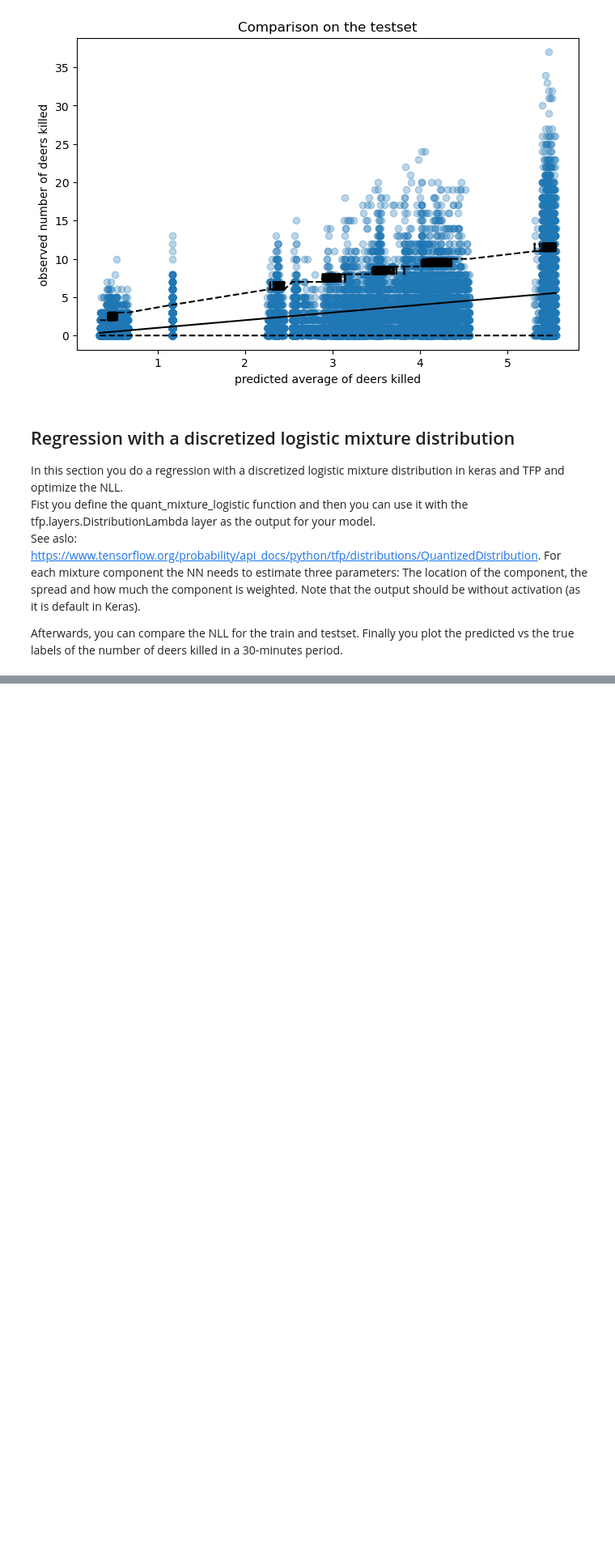
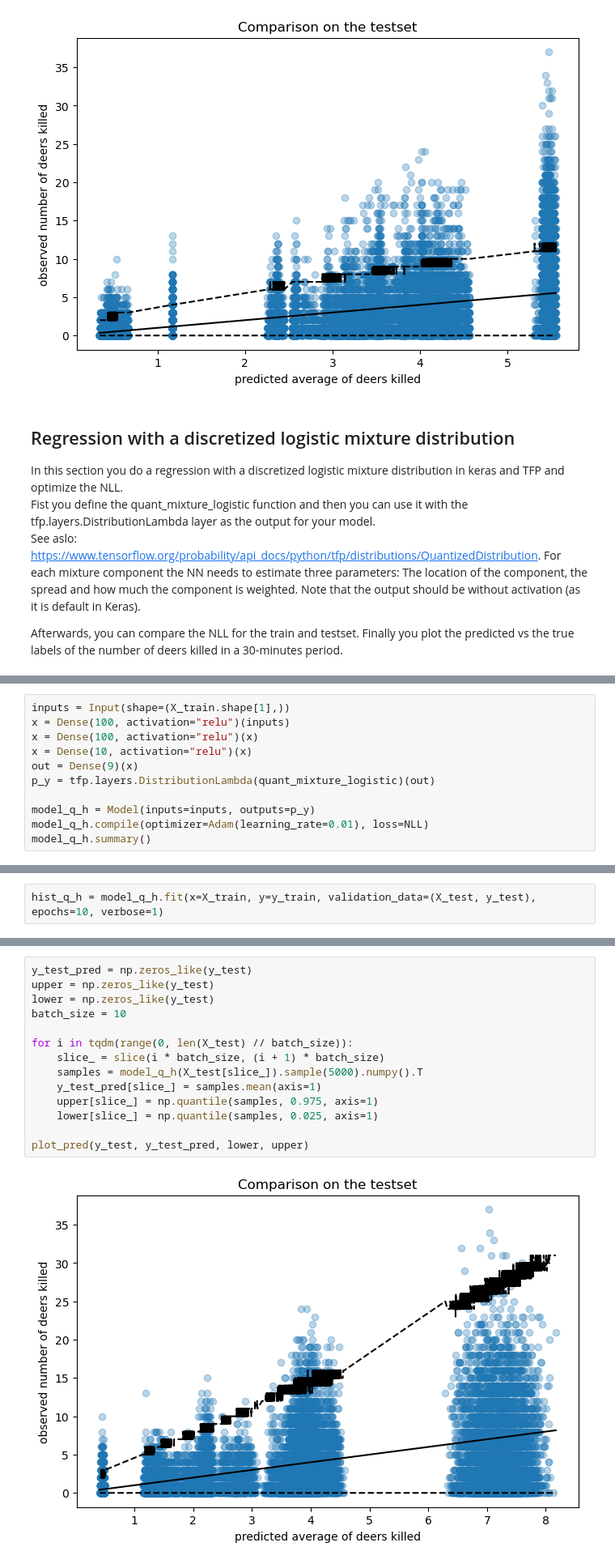
Before and after one commit to Evan1987/algorithm_learn, a Jupyter notebook: probability-deep-learning/Chap06/Chap06_02.ipynb, the cells around one changed output, grey strips where cells are left out. Shown at 81% size. Drawn from its saved outputs; the diff is of its cells as text; blank space fills up the shorter version.

```diff
--- a/probability-deep-learning/Chap06/Chap06_02.ipynb
+++ b/probability-deep-learning/Chap06/Chap06_02.ipynb
@@ -533,0 +625,11 @@ Afterwards, you can compare the NLL for the train and testset. Finally you plot
+# %%
+inputs = Input(shape=(X_train.shape[1],))
+x = Dense(100, activation="relu")(inputs)
+x = Dense(100, activation="relu")(x)
+x = Dense(10, activation="relu")(x)
+out = Dense(9)(x)
+p_y = tfp.layers.DistributionLambda(quant_mixture_logistic)(out)
+
+model_q_h = Model(inputs=inputs, outputs=p_y)
+model_q_h.compile(optimizer=Adam(learning_rate=0.01), loss=NLL)
+model_q_h.summary()
@@ -533,0 +654,2 @@ Afterwards, you can compare the NLL for the train and testset. Finally you plot
+# %%
+hist_q_h = model_q_h.fit(x=X_train, y=y_train, validation_data=(X_test, y_test), epochs=10, verbose=1)
@@ -533,0 +686,16 @@ Afterwards, you can compare the NLL for the train and testset. Finally you plot
+# %%
+y_test_pred = np.zeros_like(y_test)
+upper = np.zeros_like(y_test)
+lower = np.zeros_like(y_test)
+batch_size = 10
+
+for i in tqdm(range(0, len(X_test) // batch_size)):
+    slice_ = slice(i * batch_size, (i + 1) * batch_size)
+    samples = model_q_h(X_test[slice_]).sample(5000).numpy().T
+    y_test_pred[slice_] = samples.mean(axis=1)
+    upper[slice_] = np.quantile(samples, 0.975, axis=1)
+    lower[slice_] = np.quantile(samples, 0.025, axis=1)
+
+plot_pred(y_test, y_test_pred, lower, upper)
+# %% [output]
+[figure, added]
```
Also changed, not shown: parts of 11 cells of this notebook.
